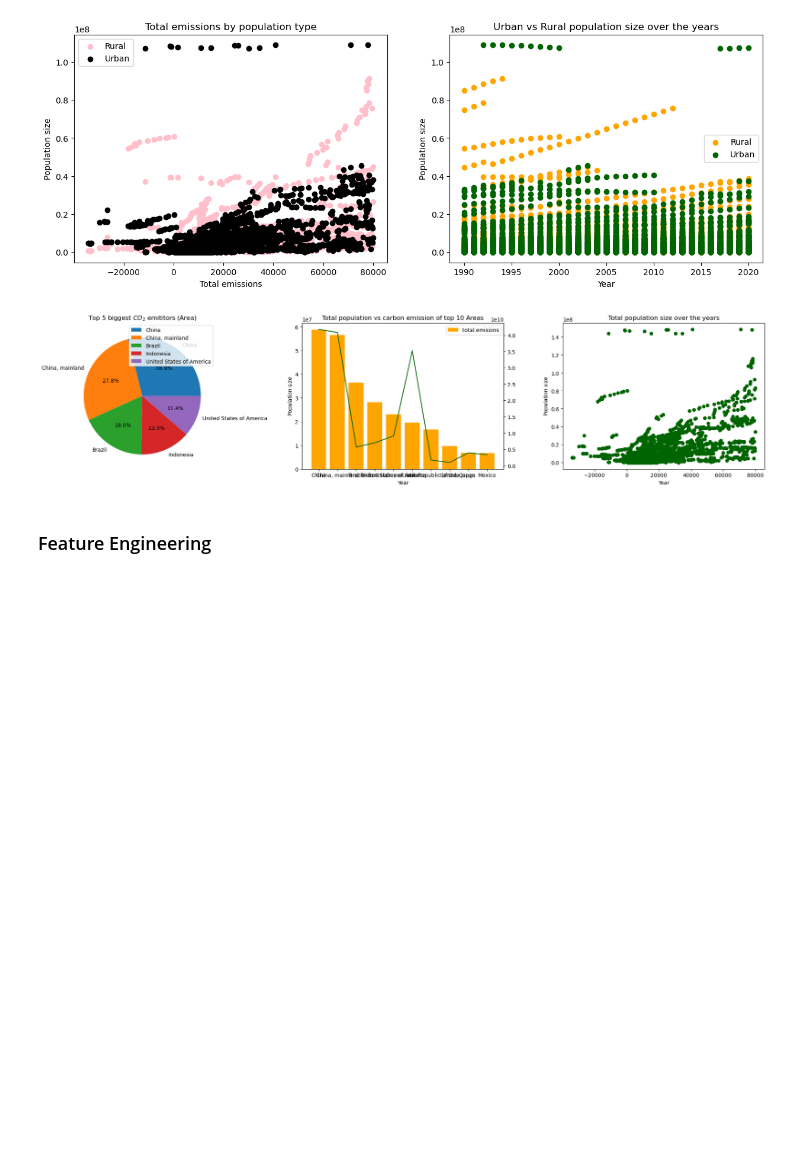
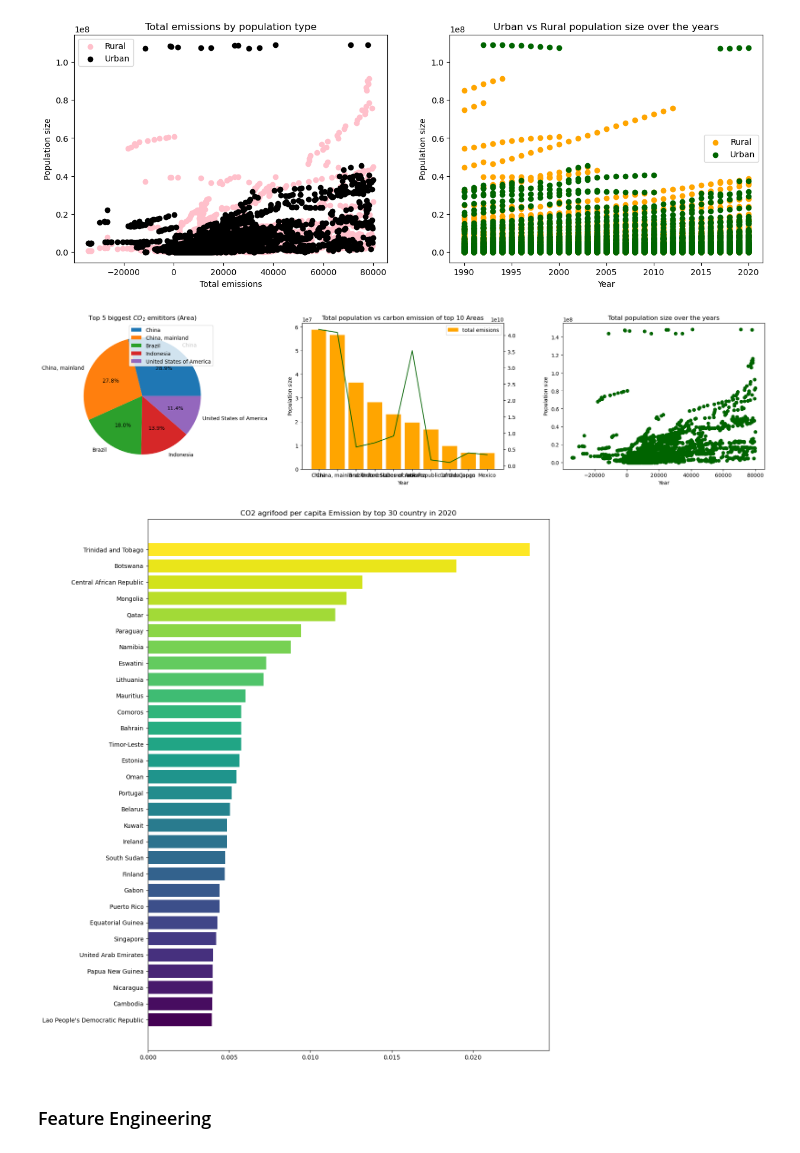
Before and after one commit to Mikateko0926/2401PTDS_Regression_Project, a Jupyter notebook: Regression Project CO2 emissions.ipynb, the cells around one changed output. Saved outputs shown, nothing was run; the diff lists cells and outputs as text; code cells hidden in the pictures; blank space fills up the shorter version.

```diff
--- a/Regression Project CO2 emissions.ipynb
+++ b/Regression Project CO2 emissions.ipynb
@@ -474,6 +457,27 @@ fig.tight_layout()
 fig.show()
 # %% [output]
 [figure]
+# %%
+df["pop_tot"] = df["Total Population - Male"] + df["Total Population - Female"]
+# %%
+df["per_capita_emission_kt"] = df["total_emission"] / df["pop_tot"]
+
+def percapita_emission(df,year, length = 30):
+        df = df.copy()
+        # let's remove small island or counties ehit this filter
+        plot = df.loc[(df["Year"]==year) & (df["pop_tot"] > 800000)]
+        plot = plot.sort_values(by = "per_capita_emission_kt", ascending = True).tail(length)
+        colors = plt.cm.get_cmap('viridis', len(plot))
+        plt.figure(figsize=(12, 16))
+        plt.barh(plot['Area'],
+                plot['per_capita_emission_kt'],
+                color=colors(range(len(plot))))
+        plt.title(f'CO2 agrifood per capita Emission by top {length} country in {year}')
+        plt.show()
+
+percapita_emission(df, year=2020, length=30)
+# %% [output]
+[figure, added]
 # %% [markdown]
 ### Feature Engineering
 # %% [markdown]
```
Also changed, not shown: parts of 9 cells of this notebook.
